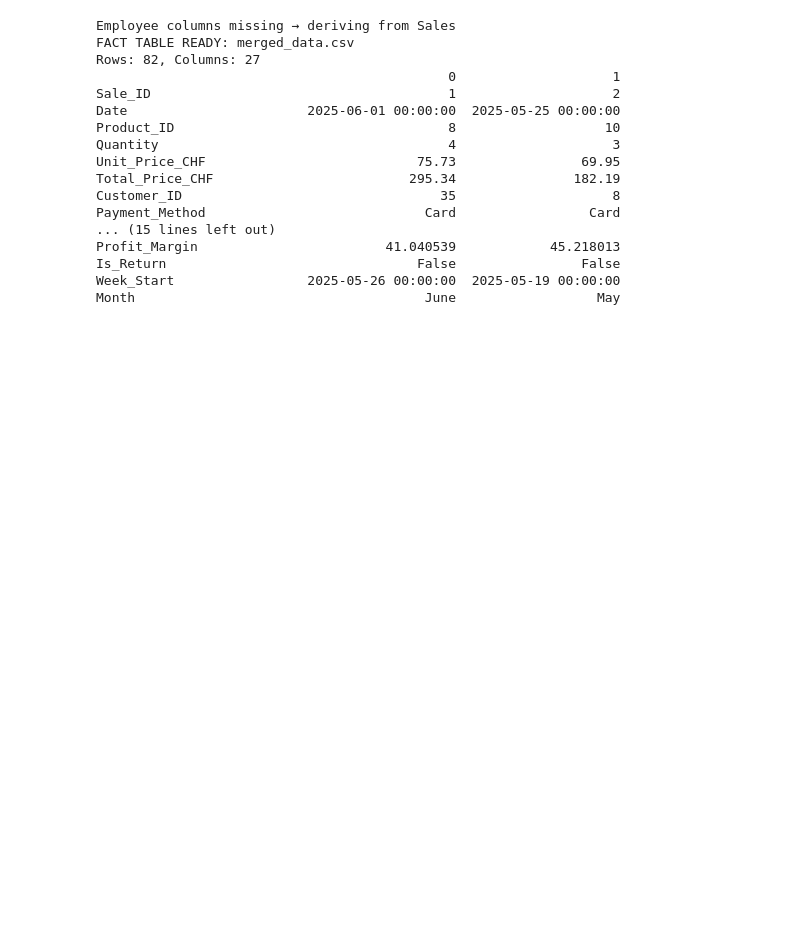
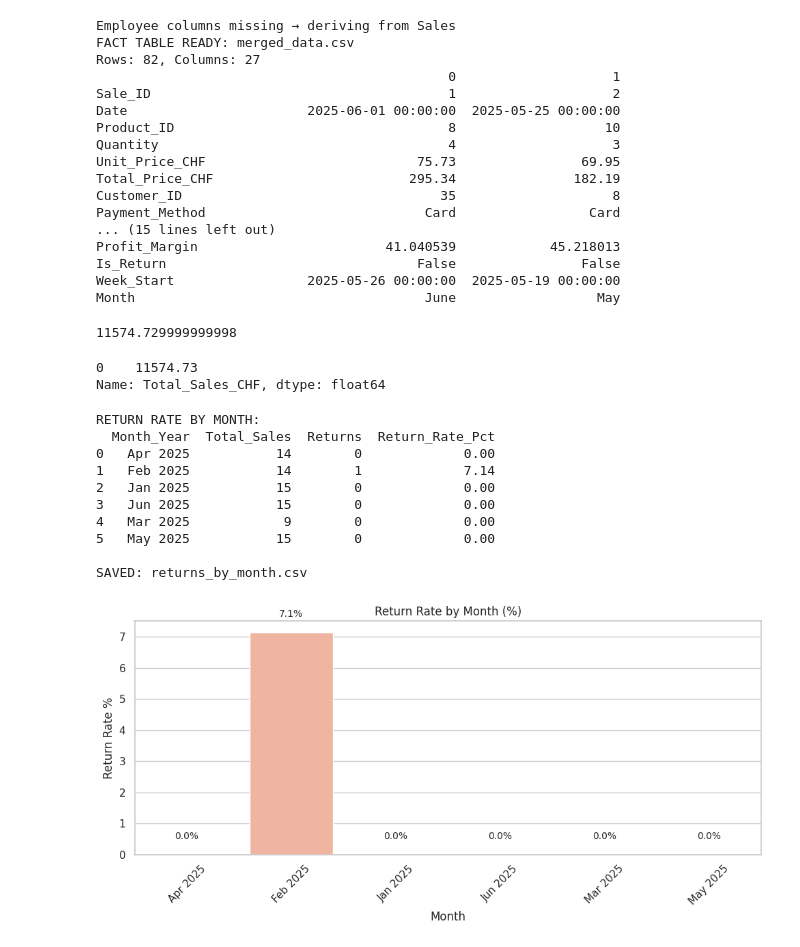
Before and after one commit to Mainabryan/SWISS-CLOTHING-BRAND, a Jupyter notebook: Swiss.ipynb, the cells around one changed output. Saved outputs shown, nothing was run; the diff lists cells and outputs as text; code cells hidden in the pictures; blank space fills up the shorter version.

```diff
--- a/Swiss.ipynb
+++ b/Swiss.ipynb
@@ -251,3 +310,72 @@ Profit_Margin                        41.040539            45.218013
 Is_Return                                False                False
 Week_Start                 2025-05-26 00:00:00  2025-05-19 00:00:00
 Month                                     June                  May
+# %%
+print(kpi['Total_Sales_CHF'])
+# %% [output]
+11574.729999999998
+# %%
+print(kpi_df['Total_Sales_CHF'])
+# %% [output]
+0    11574.73
+Name: Total_Sales_CHF, dtype: float64
+# %%
+# --------------------------------------------------------------
+# FIX RETURN RATE: SHOW RETURNS IN ALL MONTHS
+# --------------------------------------------------------------
+
+import pandas as pd
+import matplotlib.pyplot as plt
+import seaborn as sns
+
+# 1. LOAD MERGED DATA
+df = pd.read_csv('/content/merged_data.csv')
+
+# 2. ENSURE DATE & RETURN FLAG
+df['Date'] = pd.to_datetime(df['Date'])
+df['Is_Return'] = df['Quantity'] < 0  # TRUE if negative quantity
+df['Month_Year'] = df['Date'].dt.strftime('%b %Y')  # "Feb 2025"
+
+# 3. CALCULATE RETURNS BY MONTH
+returns_by_month = (
+    df.groupby('Month_Year').agg(
+        Total_Sales=('Sale_ID', 'count'),
+        Returns=('Is_Return', 'sum'),
+        Return_Rate_Pct=('Is_Return', lambda x: x.mean() * 100)
+    )
+    .reset_index()
+    .sort_values('Month_Year')
+)
+
+# 4. PRINT RESULT
+print("\nRETURN RATE BY MONTH:")
+print(returns_by_month.round(2))
+
+# 5. SAVE FOR TABLEAU
+returns_by_month.to_csv('returns_by_month.csv', index=False)
+print("\nSAVED: returns_by_month.csv")
+
+# 6. PLOT TO SEE THE TRUTH
+plt.figure(figsize=(10,5))
+sns.barplot(data=returns_by_month, x='Month_Year', y='Return_Rate_Pct', palette='Reds')
+plt.title('Return Rate by Month (%)')
+plt.ylabel('Return Rate %')
+plt.xlabel('Month')
+plt.xticks(rotation=45)
+for i, row in returns_by_month.iterrows():
+    plt.text(i, row['Return_Rate_Pct'] + 0.5, f"{row['Return_Rate_Pct']:.1f}%",
+             ha='center', fontsize=10)
+plt.tight_layout()
+plt.show()
+# %% [output]
+RETURN RATE BY MONTH:
+  Month_Year  Total_Sales  Returns  Return_Rate_Pct
+0   Apr 2025           14        0             0.00
+1   Feb 2025           14        1             7.14
+2   Jan 2025           15        0             0.00
+3   Jun 2025           15        0             0.00
+4   Mar 2025            9        0             0.00
+5   May 2025           15        0             0.00
+
+SAVED: returns_by_month.csv
+[figure, added]
```
Also changed, not shown: parts of 1 cell of this notebook.
